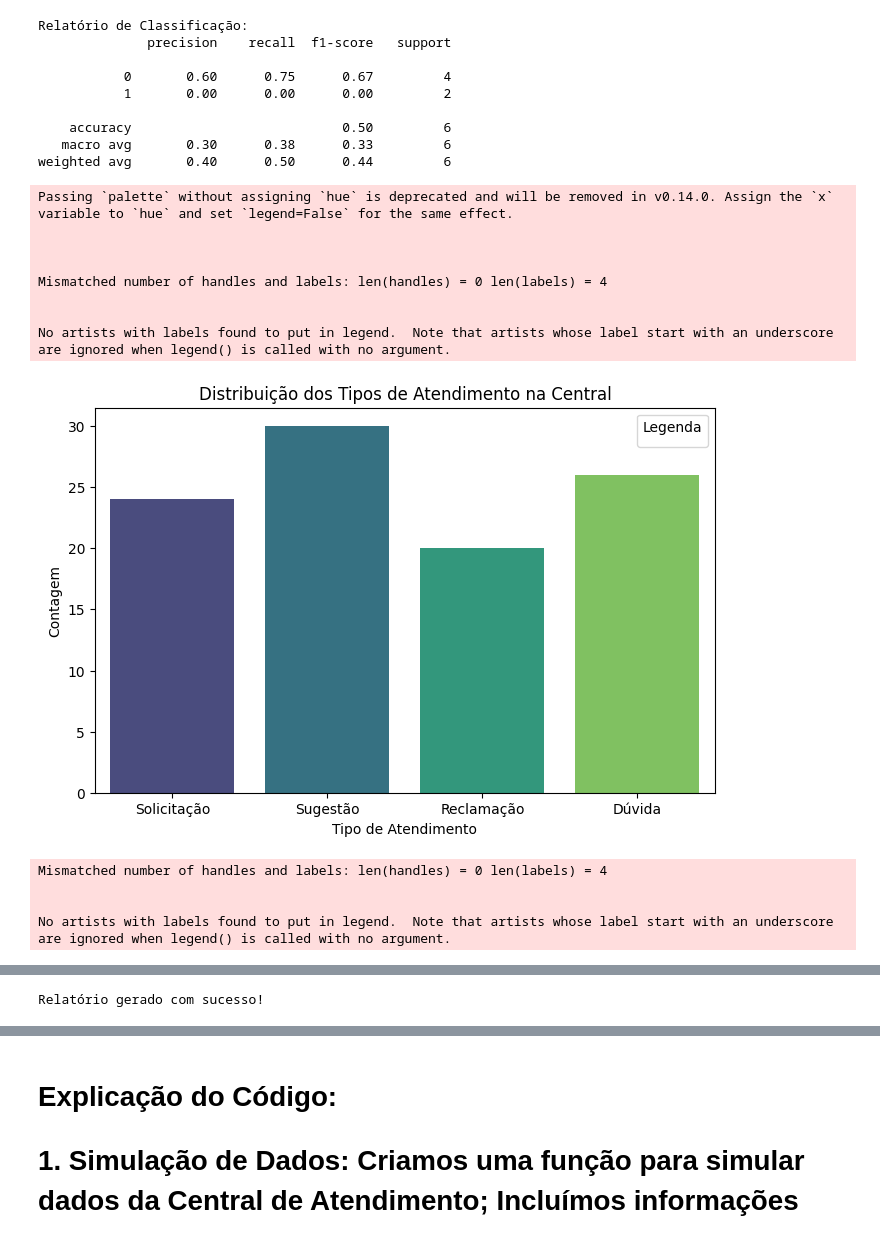
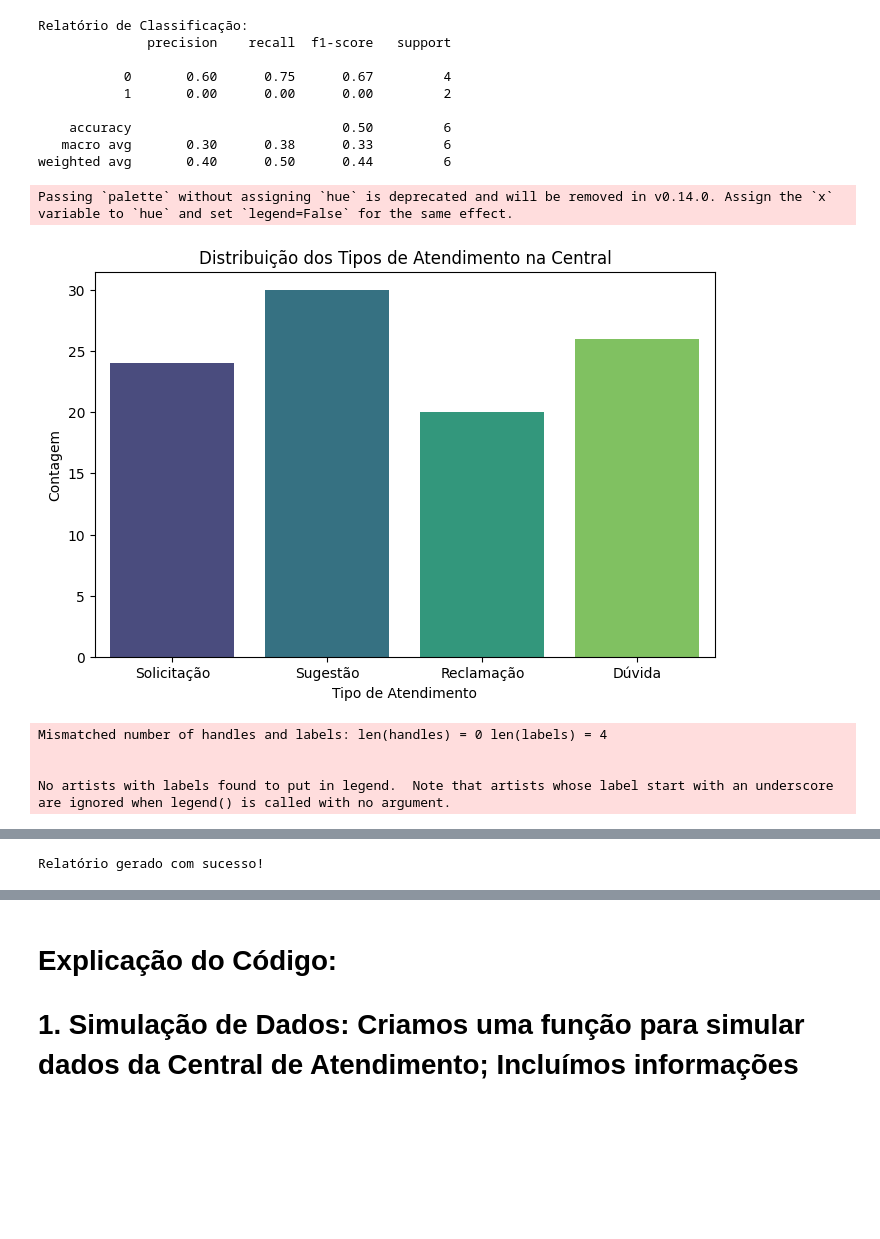
Before and after one commit to samuelbahia/Report, a Jupyter notebook: Projeto_Final_IBMEC_DSBI2025.ipynb, the cells around one changed output, grey strips where cells are left out. Cells and saved outputs as stored; diff of their text form; code cells hidden in the pictures; blank space fills up the shorter version.

```diff
--- a/Projeto_Final_IBMEC_DSBI2025.ipynb
+++ b/Projeto_Final_IBMEC_DSBI2025.ipynb
@@ -120,12 +120,11 @@ merged_data = pd.merge(central_data, processos_data, on="UF", how="inner")
 # 3. Visualizações aprimoradas
 
 plt.figure(figsize=(8, 5))
-ax = sns.countplot(data=central_data, x="Tipo_Atendimento", palette="viridis")
-ax.set_title("Distribuição dos Tipos de Atendimento na Central")
-ax.set_xlabel("Tipo de Atendimento")
-ax.set_ylabel("Contagem")
-handles, labels = ax.get_legend_handles_labels()
-plt.legend(handles=handles, labels=["Reclamação", "Dúvida", "Solicitação", "Sugestão"], title="Legenda")
+sns.countplot(data=central_data, x="Tipo_Atendimento", palette="viridis")
+plt.title("Distribuição dos Tipos de Atendimento na Central")
+plt.xlabel("Tipo de Atendimento")
+plt.ylabel("Contagem")
+plt.savefig("grafico_tipos_atendimento.png")
 plt.show()
 
 
@@ -214,41 +213,34 @@ app.layout = html.Div([
     dcc.Graph(
         id='mapa-distribuicao',
         figure=fig_map,
     ),
 
     dcc.Graph(
         id='grafico-tipos-atendimento',
         figure=px.bar(
             central_data,
             x="Tipo_Atendimento",
             color="Tipo_Atendimento",
             title="Distribuição dos Tipos de Atendimento"
         ),
     ),
 ])
 
 if __name__ == '__main__':
     app.run_server(debug=True)
 # %% [output]
 [interactive output not drawn]
 Relatório de Classificação:
               precision    recall  f1-score   support
 
            0       0.60      0.75      0.67         4
            1       0.00      0.00      0.00         2
 
     accuracy                           0.50         6
    macro avg       0.30      0.38      0.33         6
 weighted avg       0.40      0.50      0.44         6
 Passing `palette` without assigning `hue` is deprecated and will be removed in v0.14.0. Assign the `x` variable to `hue` and set `legend=False` for the same effect.
-
-
-
-Mismatched number of handles and labels: len(handles) = 0 len(labels) = 4
-
-
-No artists with labels found to put in legend.  Note that artists whose label start with an underscore are ignored when legend() is called with no argument.
-[figure, old version]
+[figure, new version]
 Mismatched number of handles and labels: len(handles) = 0 len(labels) = 4
 
 
```
